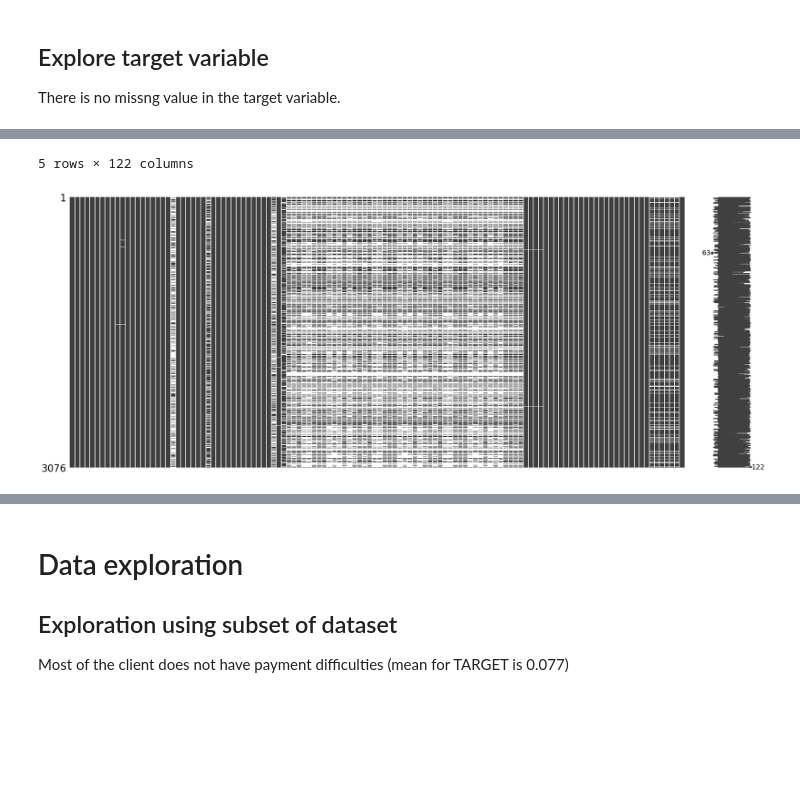
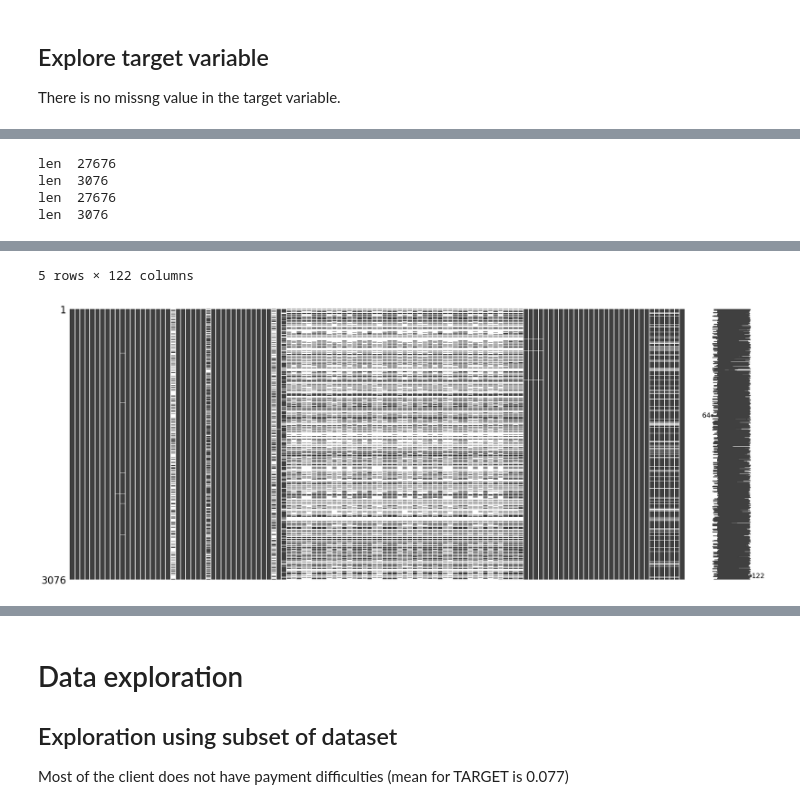
Before and after one commit to VincentChong123/kaggle-home-credit-default-risk, a Jupyter notebook: 2018/eda.ipynb, the cells around one changed output, grey strips where cells are left out. Cells and saved outputs as stored; diff of their text form; code cells hidden in the pictures; blank space fills up the shorter version.

```diff
--- a/2018/eda.ipynb
+++ b/2018/eda.ipynb
@@ -115,7 +110,7 @@ are SK_ID_CURR and SK_DI_PREV unique customer applicaiton ID (or case?) for curr
 # Generate code to read csv into respective data frame name
 data_dir = "/kaggle/input/home-credit-default-risk/"
 
-if 0:
+if 1:
     names = os.listdir(data_dir)
     # os.path.join("fda", "dfa")
     for i, n in enumerate(names):
@@ -124,6 +119,6 @@ if 0:
         text = f"{df_name}\t= pd.read_csv('{p}')"
         print(text)
         print("print('\\n')")
-        print(f"print('{i+1}/{len(names)}: {df_name}')")
+        print(f"print('{i+1}/{len(names)}: {df_name} - size {df_name}.size')")
         print(f"display({df_name}.head(3))")
         print()
@@ -297,5 +329,11 @@ KeyboardInterrupt:
 # %%
 # Check subset for testing
+
+from sklearn.model_selection import train_test_split
+
+seed = 11
+
+train_set_ratio = 0.9
 
 y = df["TARGET"]
 features = list(df.columns)
@@ -317,4 +355,8 @@ fig = missingno.matrix(df)
 fig_copy = fig.get_figure()
 fig_copy.savefig("missingno1.png", bbox_inches="tight")
 # %% [output]
+len  27676
+len  3076
+len  27676
+len  3076
 |  | SK_ID_CURR | NAME_CONTRACT_TYPE | CODE_GENDER | FLAG_OWN_CAR | FLAG_OWN_REALTY | CNT_CHILDREN | ... |
@@ -326,2 +368,2 @@ fig_copy.savefig("missingno1.png", bbox_inches="tight")
-5 rows × 122 columns
+5 rows × 122 columns
-[figure, old version]
+[figure, new version]
```
Also changed, not shown: parts of 15 cells of this notebook, 2 other files.
